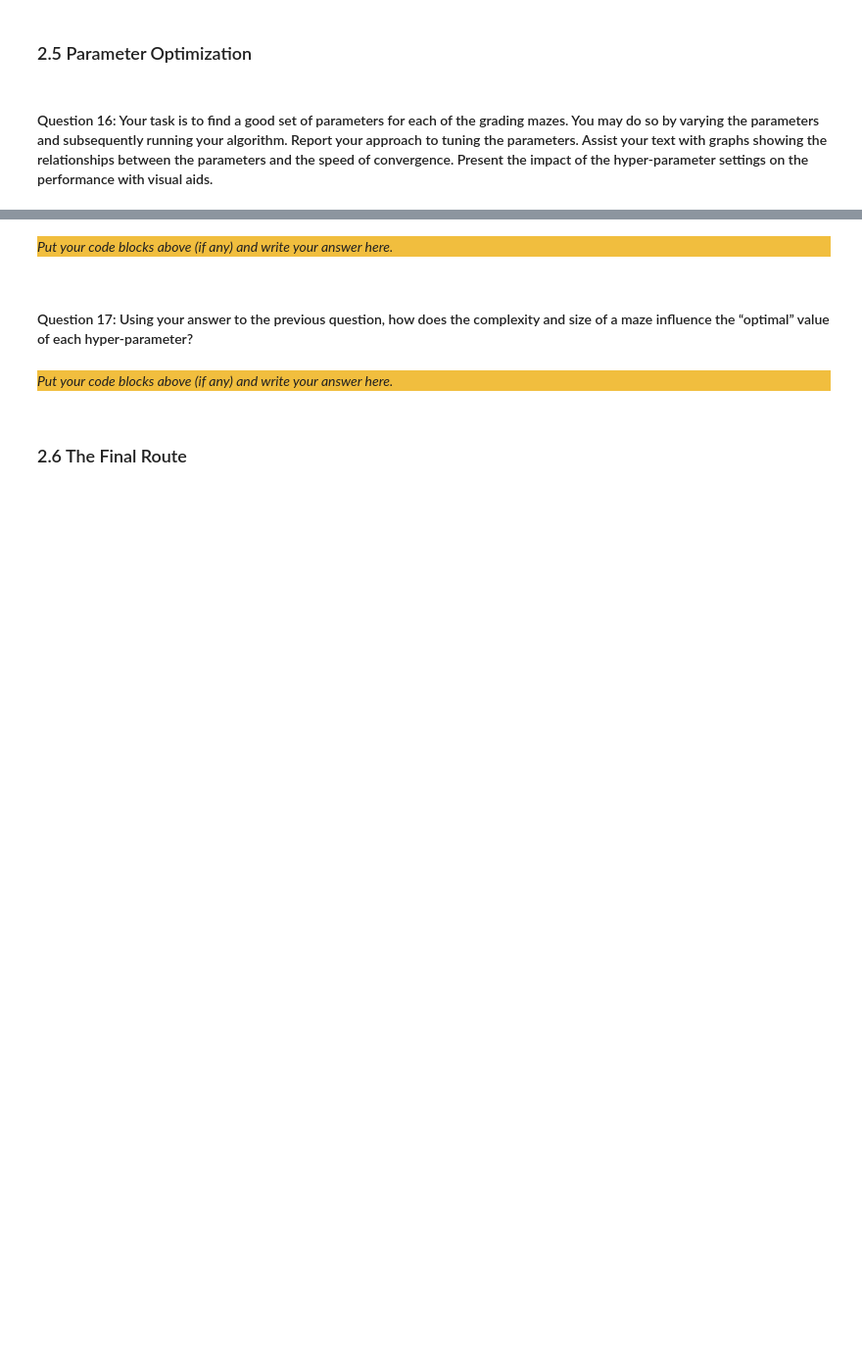
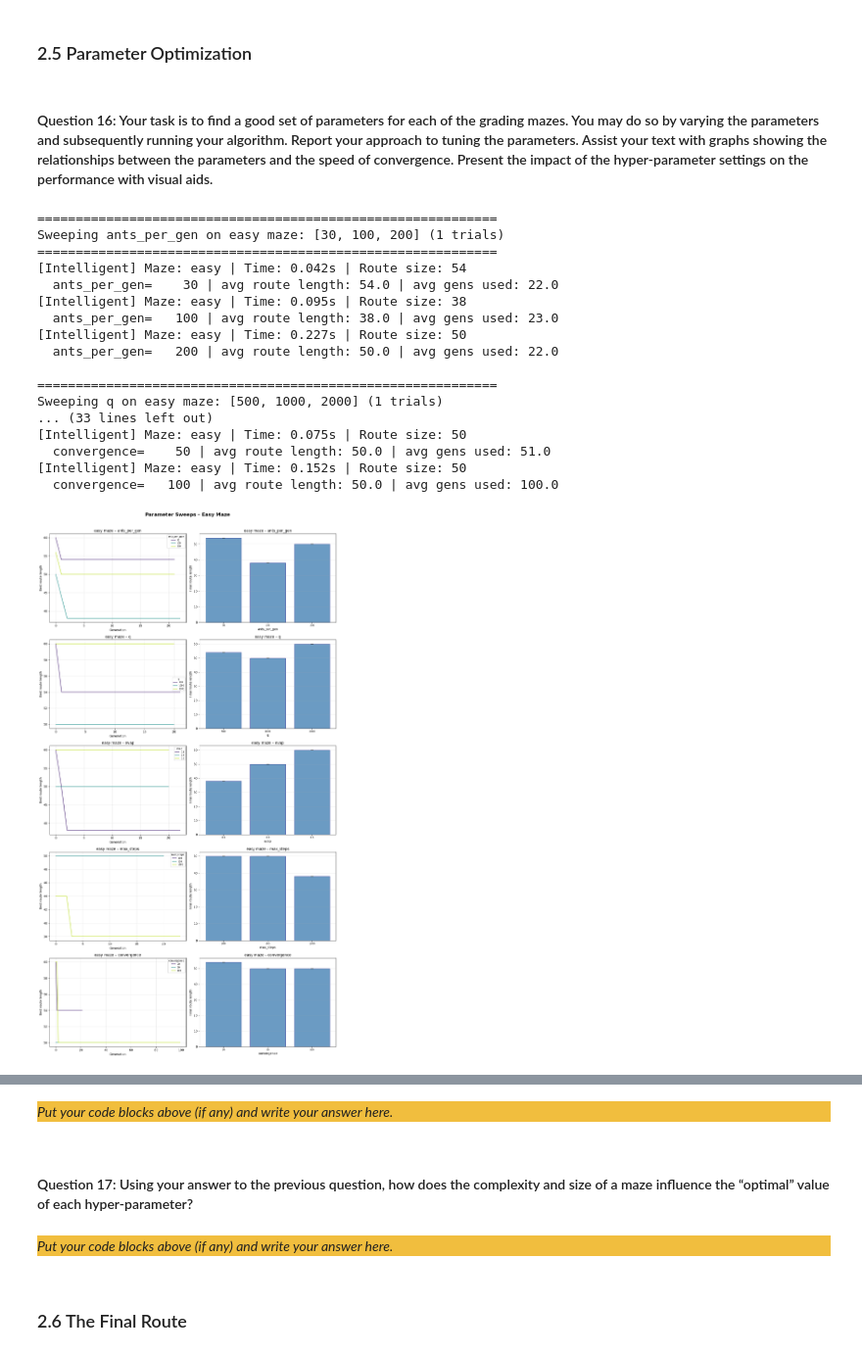
Before and after one commit to guy915/Computational-Intelligence-Models, a Jupyter notebook: ACO & GA/src/Main.ipynb, the cells around one changed output, grey strips where cells are left out. Shown at 98% size. Cells and saved outputs as stored; diff of their text form; code cells hidden in the pictures; blank space fills up the shorter version.

```diff
--- a/ACO & GA/src/Main.ipynb
+++ b/ACO & GA/src/Main.ipynb
@@ -714,0 +930,24 @@ Ready reading maze file ./../data/medium_maze.txt
+# %%
+# ─── Easy Maze Sweeps ───────────────────────────────────────────────────────
+# OFAT sweep: 5 parameters × 3 values × 1 trial.
+# The easy maze is fast (~1s per run), so this finishes in under a minute.
+easy_results = run_all_sweeps('easy')
+# %% [output]
+============================================================
+Sweeping ants_per_gen on easy maze: [30, 100, 200] (1 trials)
+============================================================
+[Intelligent] Maze: easy | Time: 0.042s | Route size: 54
+  ants_per_gen=    30 | avg route length: 54.0 | avg gens used: 22.0
+[Intelligent] Maze: easy | Time: 0.095s | Route size: 38
+  ants_per_gen=   100 | avg route length: 38.0 | avg gens used: 23.0
+[Intelligent] Maze: easy | Time: 0.227s | Route size: 50
+  ants_per_gen=   200 | avg route length: 50.0 | avg gens used: 22.0
+
+============================================================
+Sweeping q on easy maze: [500, 1000, 2000] (1 trials)
+... (33 lines left out)
+[Intelligent] Maze: easy | Time: 0.075s | Route size: 50
+  convergence=    50 | avg route length: 50.0 | avg gens used: 51.0
+[Intelligent] Maze: easy | Time: 0.152s | Route size: 50
+  convergence=   100 | avg route length: 50.0 | avg gens used: 100.0
+[figure, added]
```
Also changed, not shown: parts of 22 cells of this notebook.
